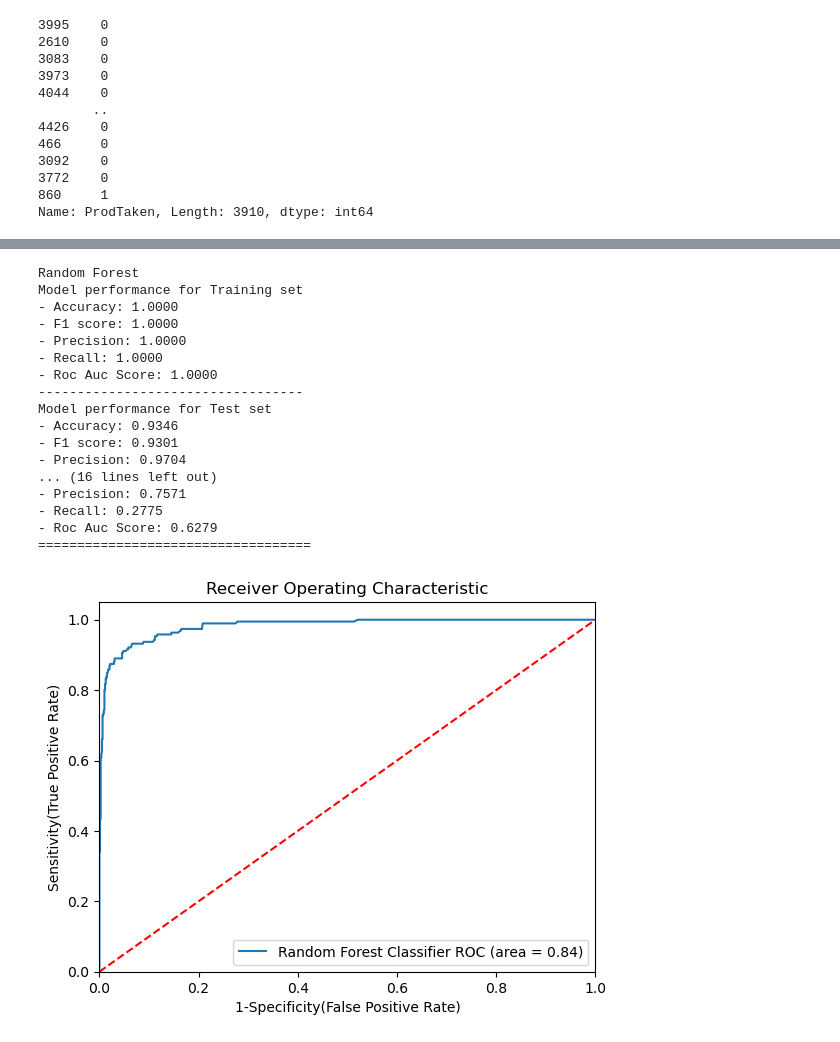
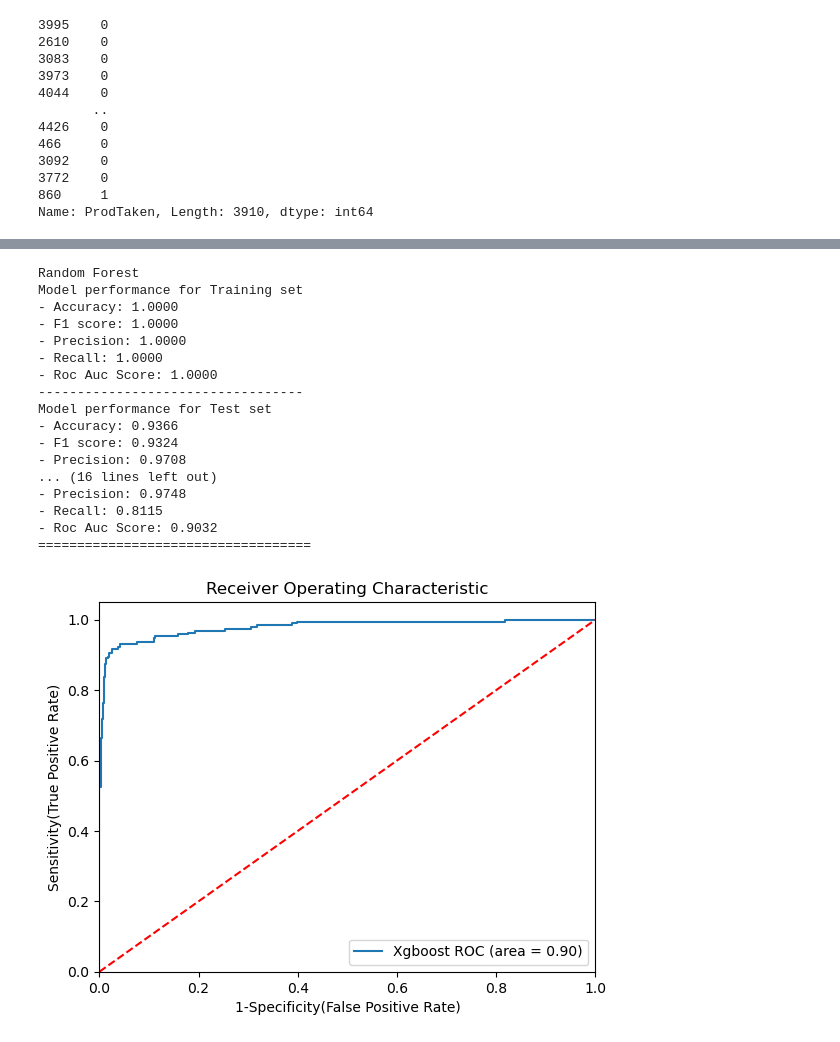
Before and after one commit to VenkataViswas/Holiday-Package-Purchase-Prediction, a Jupyter notebook: Notebook FIle/main.ipynb, the cells around one changed output, grey strips where cells are left out. Cells and saved outputs as stored; diff of their text form; code cells hidden in the pictures.

Commit message:
added xgboost algo

```diff
--- a/Notebook FIle/main_notebook.ipynb
+++ b/Notebook FIle/main.ipynb
@@ -409,7 +416,8 @@ models={
     "Decision Tree":DecisionTreeClassifier(),
     "Random Forest":RandomForestClassifier(),
     "Gradient Boost":GradientBoostingClassifier(),
-    "Ada Boost":AdaBoostClassifier()
+    "Adaboost":AdaBoostClassifier(),
+    "Xgboost":XGBClassifier()
 }
 for i in range(len(list(models))):
     model = list(models.values())[i]
@@ -483,6 +491,8 @@ rf_params = {"max_depth": [5, 8, 15, None, 10],
              "max_features": [5, 7, "auto", 8],
              "min_samples_split": [2, 8, 15, 20],
              "n_estimators": [100, 200, 500, 1000]}
-adaboost_params = {"n_estimators": [50, 100, 200, 500],
-                   "learning_rate": [0.01, 0.1, 1, 10, 100]}
+xgboost_params = {"learning_rate": [0.1, 0.01],
+                  "max_depth": [5, 8, 12, 20, 30],
+                  "n_estimators": [100, 200, 300],
+                  "colsample_bytree": [0.5, 0.8, 1, 0.3, 0.4]}
 # %%
@@ -498,7 +513,7 @@ rf_params, adaboost_params
 # Models list for Hyperparameter tuning
 randomcv_models = [
                    ("RF", RandomForestClassifier(), rf_params),
-                   ("AdaBoost", AdaBoostClassifier(), adaboost_params)
+    ("Xgboost", XGBClassifier(), xgboost_params)
 
                    ]
 # %%
@@ -542,8 +564,9 @@ Fitting 3 folds for each of 20 candidates, totalling 60 fits
 models={
 
     "Random Forest":RandomForestClassifier(n_estimators=1000,min_samples_split=2,
-                                          max_features=7,max_depth=None),
-    "Ada Boost":AdaBoostClassifier(n_estimators=500,learning_rate=0.1)
+                                          max_features=8,max_depth=None),
+    "Xgboost":XGBClassifier(n_estimators=300,max_depth=30,learning_rate=0.1,
+                           colsample_bytree=0.8)
 }
 for i in range(len(list(models))):
     model = list(models.values())[i]
@@ -603,46 +626,46 @@ Model performance for Training set
 - Roc Auc Score: 1.0000
 ----------------------------------
 Model performance for Test set
-- Accuracy: 0.9346
-- F1 score: 0.9301
-- Precision: 0.9704
+- Accuracy: 0.9366
+- F1 score: 0.9324
+- Precision: 0.9708
 ... (16 lines left out)
-- Precision: 0.7571
-- Recall: 0.2775
-- Roc Auc Score: 0.6279
+- Precision: 0.9748
+- Recall: 0.8115
+- Roc Auc Score: 0.9032
 ===================================
 # %%
 ## Plot ROC AUC Curve
 from sklearn.metrics import roc_auc_score,roc_curve
 plt.figure()
 
 # Add the models to the list that you want to view on the ROC plot
 auc_models = [
 {
-    'label': 'Random Forest Classifier',
-    'model': RandomForestClassifier(n_estimators=1000,min_samples_split=2,
-                                          max_features=7,max_depth=None),
-    'auc':  0.84 # Area under the curve for Random Forest Classifier
+    'label': 'Xgboost',
+    'model':XGBClassifier(n_estimators=200,max_depth=12,learning_rate=0.1,
+                           colsample_bytree=1),
+    'auc':  0.9032
 },
 
 ]
 # create loop through all model
 for algo in auc_models:
     model = algo['model'] # select the model
     model.fit(X_train, y_train) # train the model
 # Compute False postive rate, and True positive rate
     fpr, tpr, thresholds = roc_curve(y_test, model.predict_proba(X_test)[:,1])
 # Calculate Area under the curve to display on the plot
     plt.plot(fpr, tpr, label='%s ROC (area = %0.2f)' % (algo['label'], algo['auc']))
 # Custom settings for the plot
 plt.plot([0, 1], [0, 1],'r--')
 plt.xlim([0.0, 1.0])
 plt.ylim([0.0, 1.05])
 plt.xlabel('1-Specificity(False Positive Rate)')
 plt.ylabel('Sensitivity(True Positive Rate)')
 plt.title('Receiver Operating Characteristic')
 plt.legend(loc="lower right")
 plt.savefig("auc.png")
 plt.show()
 # %% [output]
-[figure, old version]
+[figure, new version]
```
Also changed, not shown: parts of 10 cells of this notebook, 3 other files.
